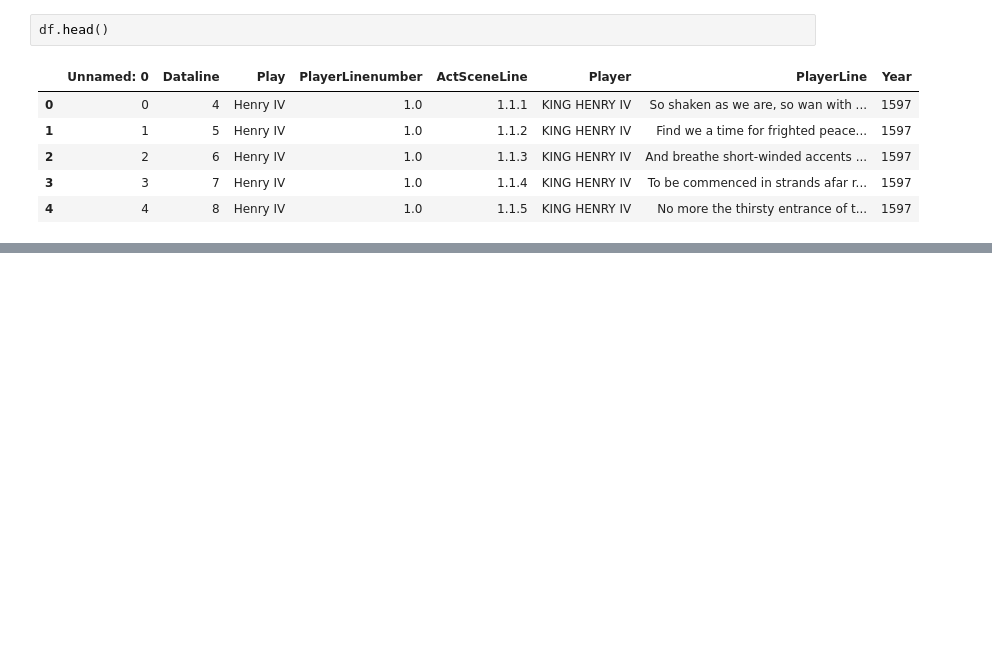
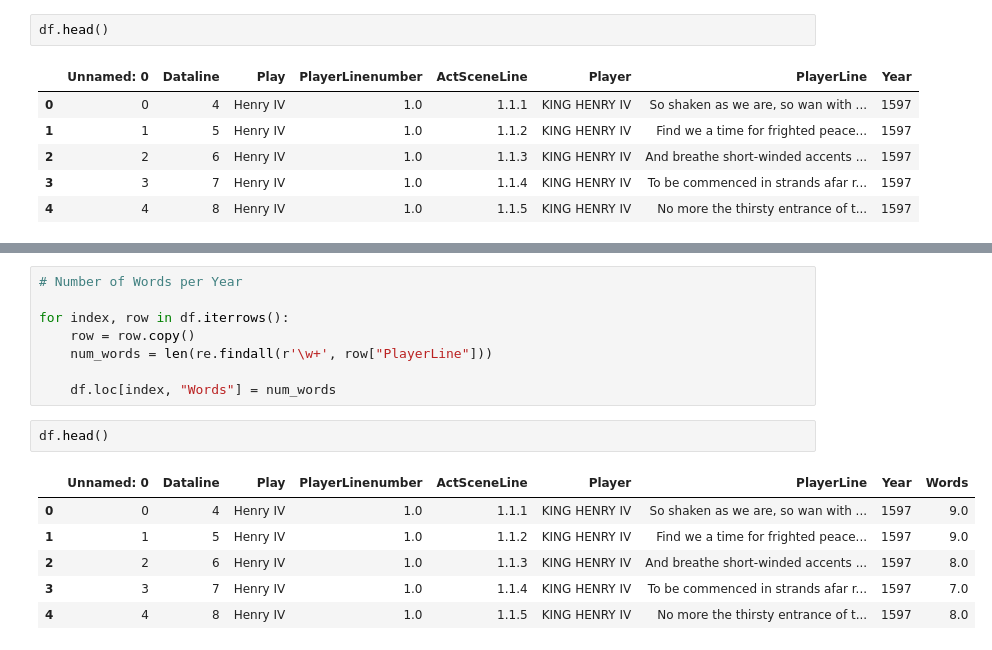
Before and after one commit to daltonhahn/eecs731-oscars, a Jupyter notebook: notebooks/02-oscars_year_viz.ipynb, the cells around one changed output, grey strips where cells are left out. Cells and saved outputs as stored; diff of their text form; blank space fills up the shorter version.

```diff
--- a/notebooks/02-oscars_year_viz.ipynb
+++ b/notebooks/02-oscars_year_viz.ipynb
@@ -34,0 +48,17 @@ df.head()
+# %%
+# Number of Words per Year
+
+for index, row in df.iterrows():
+    row = row.copy()
+    num_words = len(re.findall(r'\w+', row["PlayerLine"]))
+
+    df.loc[index, "Words"] = num_words
+# %%
+df.head()
+# %% [output]
+|  | Unnamed: 0 | Dataline | Play | PlayerLinenumber | ActSceneLine | Player | PlayerLine | Year | Words |
+| 0 | 0 | 4 | Henry IV | 1.0 | 1.1.1 | KING HENRY IV | So shaken as we are, so wan with ... | 1597 | 9.0 |
+| 1 | 1 | 5 | Henry IV | 1.0 | 1.1.2 | KING HENRY IV | Find we a time for frighted peace... | 1597 | 9.0 |
+| 2 | 2 | 6 | Henry IV | 1.0 | 1.1.3 | KING HENRY IV | And breathe short-winded accents ... | 1597 | 8.0 |
+| 3 | 3 | 7 | Henry IV | 1.0 | 1.1.4 | KING HENRY IV | To be commenced in strands afar r... | 1597 | 7.0 |
+| 4 | 4 | 8 | Henry IV | 1.0 | 1.1.5 | KING HENRY IV | No more the thirsty entrance of t... | 1597 | 8.0 |
```
Also changed, not shown: parts of 9 cells of this notebook, 5 other files.
